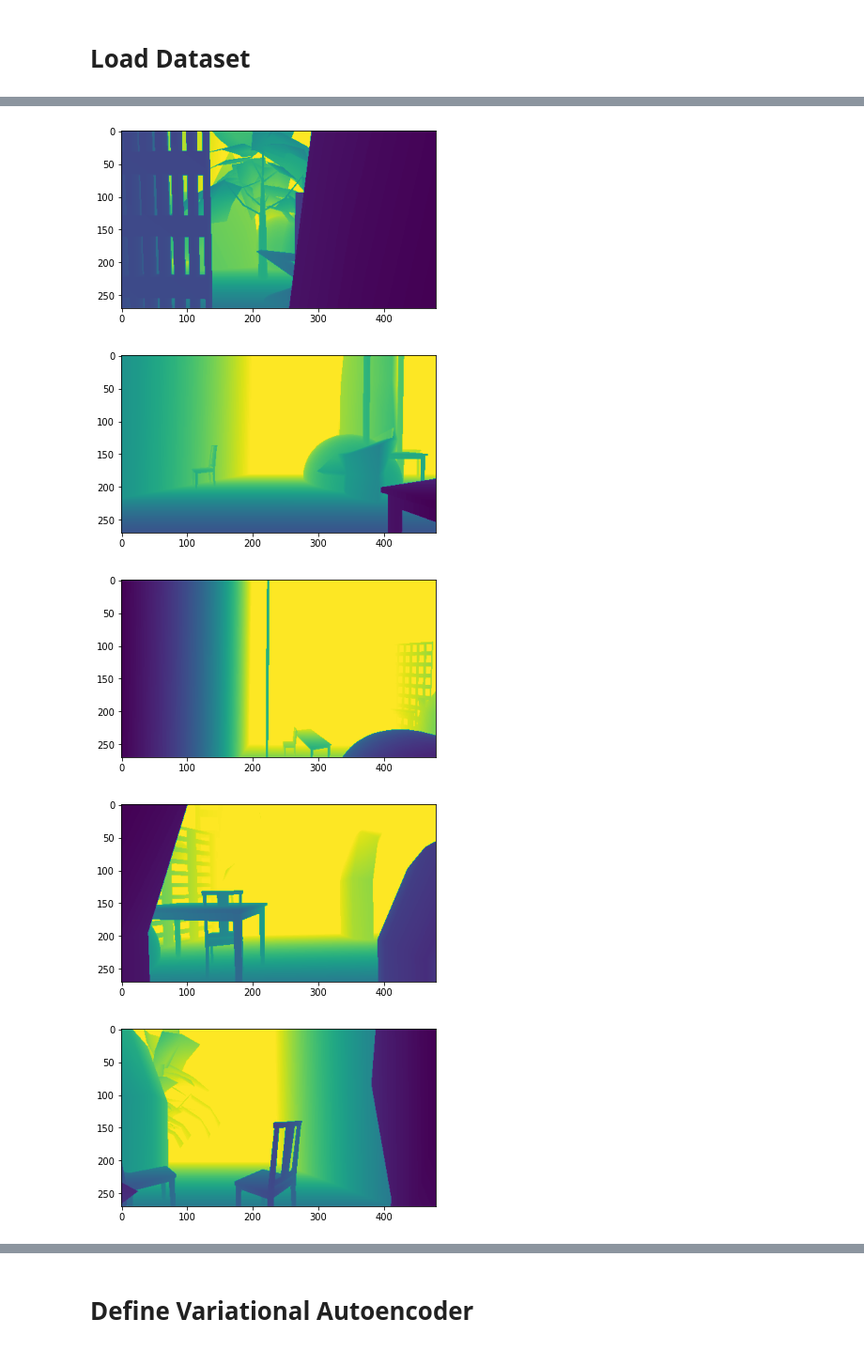
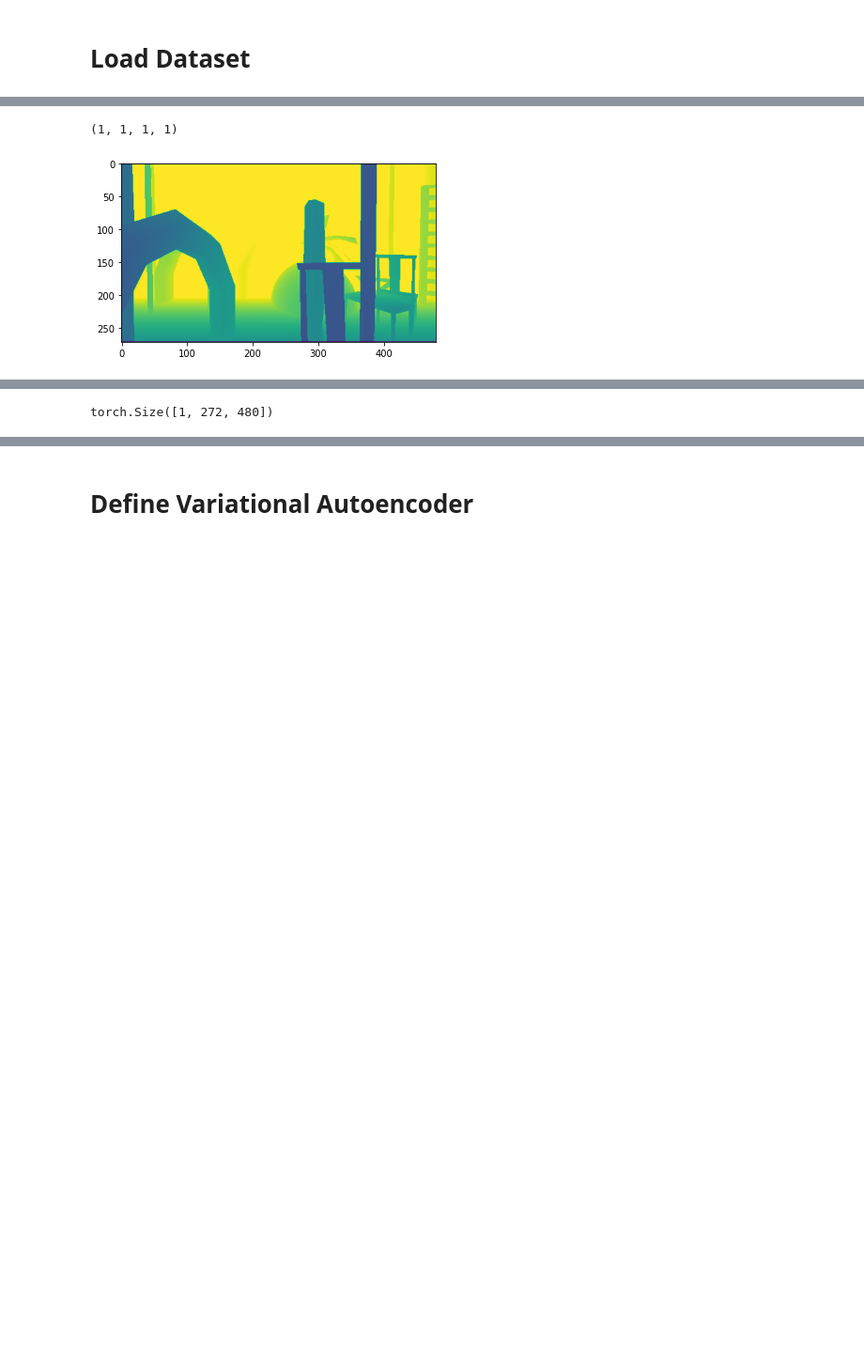
Before and after one commit to patricknitschke/Pytorch, a Jupyter notebook: VAE/vae_di.ipynb, the cells around one changed output, grey strips where cells are left out. Shown at 94% size. Saved outputs shown, nothing was run; the diff lists cells and outputs as text; code cells hidden in the pictures; blank space fills up the shorter version.

Commit message:
vae on depth images implemented

```diff
--- a/VAE/vae_di.ipynb
+++ b/VAE/vae_di.ipynb
@@ -30,15 +30,15 @@ cpu
 # %%
 saves_folders = "../../../rl_data"
 load_paths = [os.path.join(saves_folders, saves_folder) for saves_folder in os.listdir(saves_folders)]
+# %%
+load_path = "../../../rl_data/saves_2"
 # %%
 # Hyperparams
-input_size = 270*480
-hidden_dim = 16
-latent_dim = 400
-num_epochs = 3
-batch_size = 10
+latent_dim = 800
+num_epochs = 20
+batch_size = 1
 learning_rate = 1e-3
 # %%
 # Obtain train and test data
-dataset = DepthImageDataset(load_paths=load_paths)
+dataset = DepthImageDataset(load_path=load_path) # Can only do 1 pickle file for now
 # %% [output]
@@ -52,20 +50,21 @@ train_dataset, test_dataset = torch.utils.data.random_split(dataset, [train_size
 
 train_loader = DataLoader(dataset=train_dataset, batch_size=batch_size, num_workers=0)
 test_loader = DataLoader(dataset=test_dataset, batch_size=batch_size, num_workers=0)
+len(train_loader), len(test_loader), len(train_dataset), len(test_dataset)
+# %% [output]
+(1, 1, 1, 1)
 # %%
 dataiter = iter(train_loader)
 image_batch = dataiter.next()
 
 def imshow(img):
     npimg = img.numpy()
     plt.imshow(np.transpose(npimg, (1, 2, 0)))
     plt.show()
 
 for image in image_batch:
     imshow(image)
+
+image.shape
 # %% [output]
-[figure, old version]
+[figure, new version]
-[figure, removed]
-[figure, removed]
-[figure, removed]
-[figure, removed]
@@ -76,0 +71 @@ for image in image_batch:
+torch.Size([1, 272, 480])
```
Also changed, not shown: parts of 18 cells of this notebook, 4 other files.
